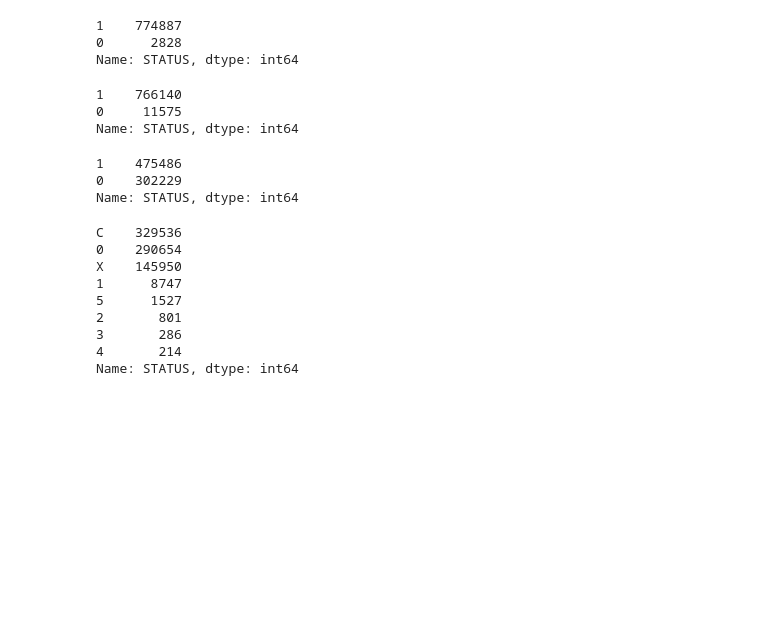
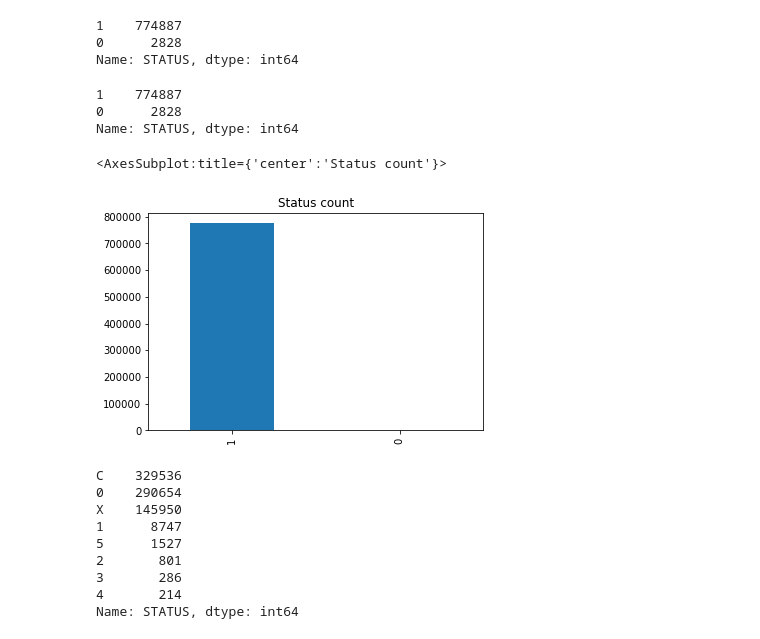
Before and after one commit to Hudaalghazouli/Crystallum-Credit-Company, a Jupyter notebook: logistic_regression_model.ipynb, the cells around one changed output. Saved outputs shown, nothing was run; the diff lists cells and outputs as text; code cells hidden in the pictures; blank space fills up the shorter version.

```diff
--- a/logistic_regression_model.ipynb
+++ b/logistic_regression_model.ipynb
@@ -540,6 +412,8 @@ df4 = df.copy()
 # %%
-def new_status_trial3(sampleTrial3):
-    if sampleTrial3=='C' or sampleTrial3=='X' or sampleTrial3=='0'or sampleTrial3=='1':
+# 0: 1-29 days past due, 1: 30-59 days past due, C: paid off that month X: No loan for the month
+# so we'll group C, X, 0, and 1 together 'no over due'
+def new_status_trial2(sampleTrial2):
+    if sampleTrial2=='C' or sampleTrial2=='X' or sampleTrial2=='0'or sampleTrial2=='1':
         return 1
     else:
         return 0
@@ -551,18 +425,15 @@ df4['STATUS'].value_counts()
 1    774887
 0      2828
 Name: STATUS, dtype: int64
-# %%
-df3['STATUS'].value_counts()
-# %% [output]
-1    766140
-0     11575
-Name: STATUS, dtype: int64
-# %%
-df2['STATUS'].value_counts()
-# %% [output]
-1    475486
-0    302229
-Name: STATUS, dtype: int64
+# %%
+print(df3.STATUS.value_counts())
+df3.STATUS.value_counts().plot(kind='bar', title='Status count')
+# %% [output]
+1    774887
+0      2828
+Name: STATUS, dtype: int64
+<AxesSubplot:title={'center':'Status count'}>
+[figure, added]
 # %%
 df['STATUS'].value_counts()
 # %% [output]
```
Also changed, not shown: parts of 133 cells of this notebook.
